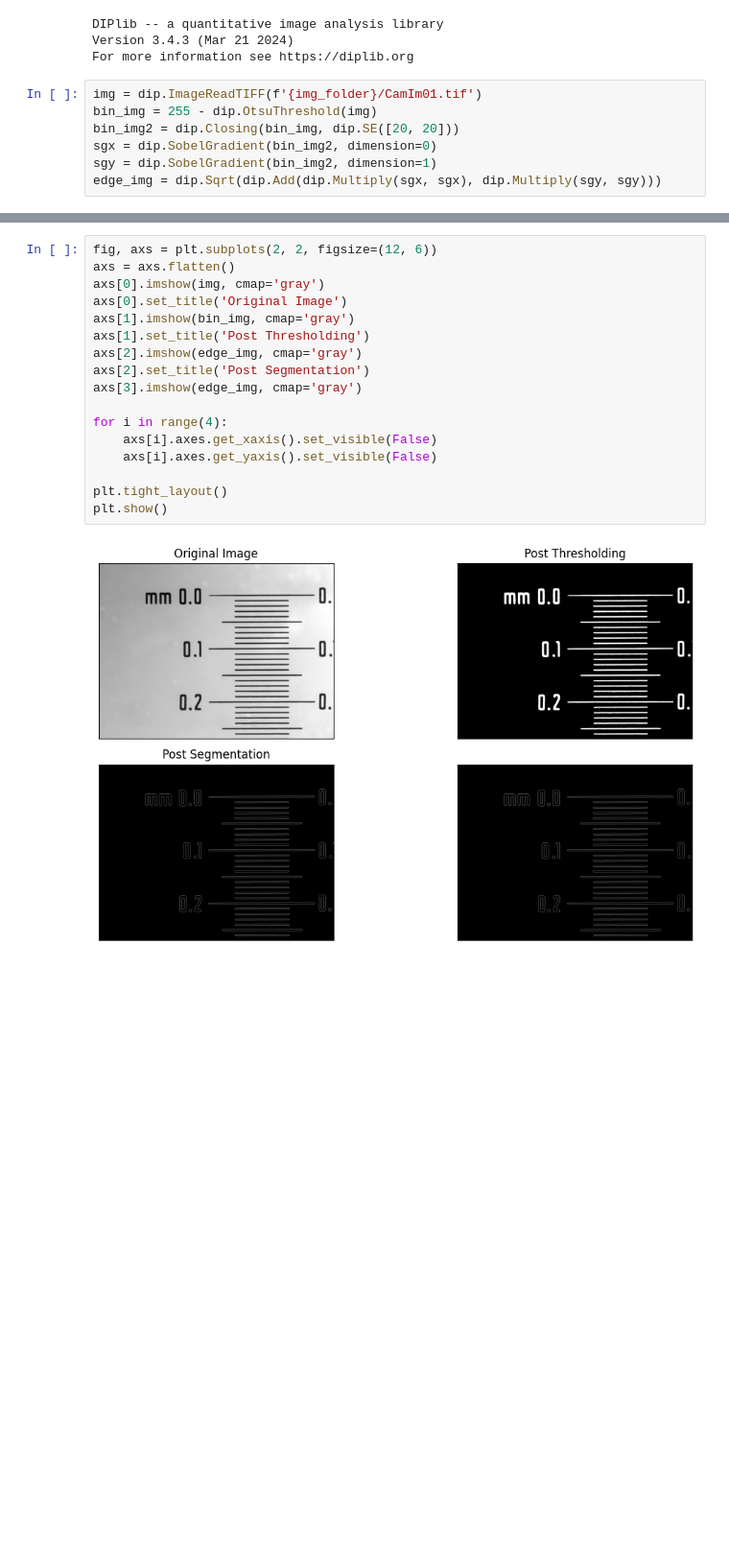
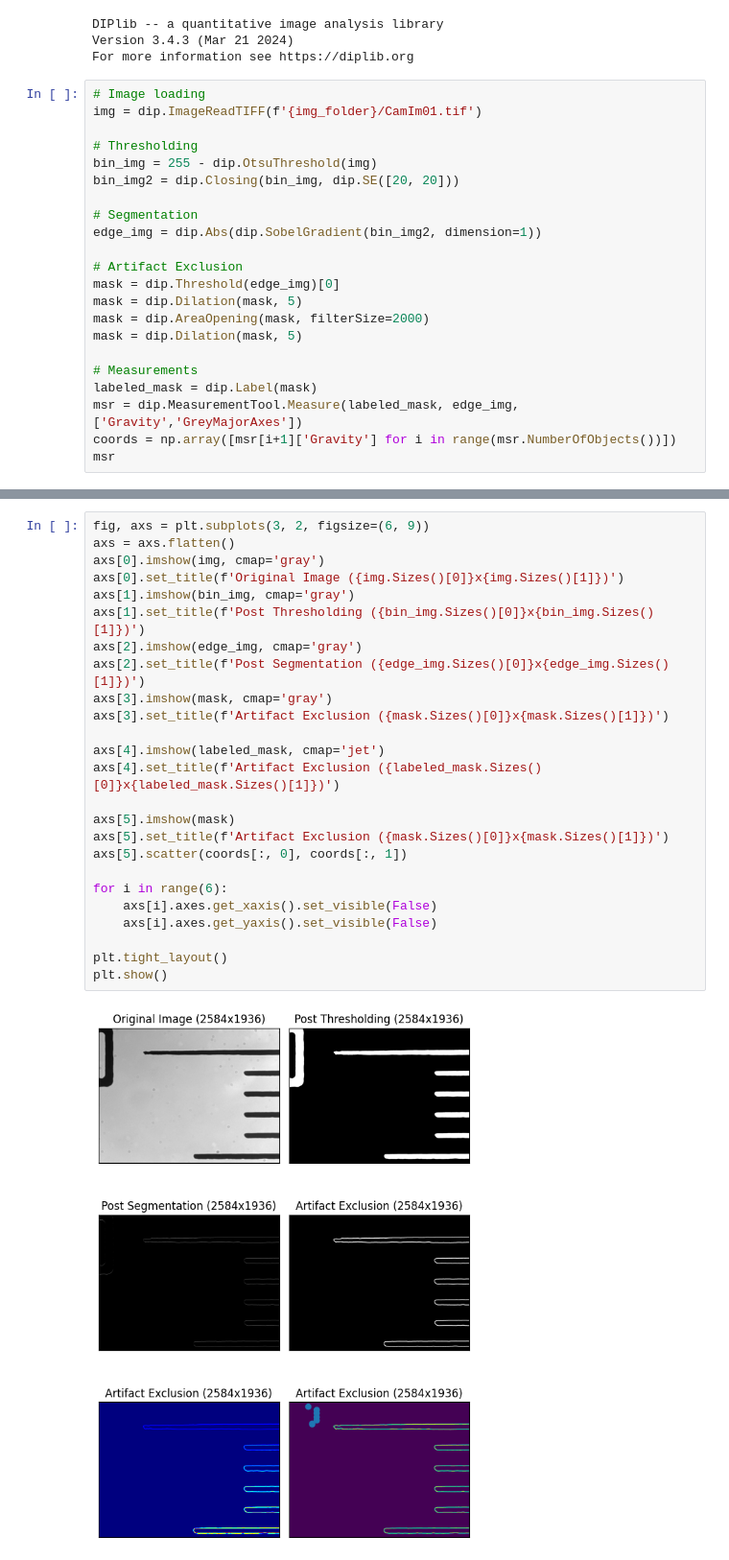
Before and after one commit to bramvaneerden/IA_Assignments, a Jupyter notebook: A3/explore.ipynb, the cells around one changed output, grey strips where cells are left out. Shown at 96% size. Cells and saved outputs as stored; diff of their text form; blank space fills up the shorter version.

Commit message:
Single direction of edges. Distance measuring.

```diff
--- a/A3/explore.ipynb
+++ b/A3/explore.ipynb
@@ -10,9 +10,24 @@ DIPlib -- a quantitative image analysis library
 Version 3.4.3 (Mar 21 2024)
 For more information see https://diplib.org
 # %%
+# Image loading
 img = dip.ImageReadTIFF(f'{img_folder}/CamIm01.tif')
+
+# Thresholding
 bin_img = 255 - dip.OtsuThreshold(img)
 bin_img2 = dip.Closing(bin_img, dip.SE([20, 20]))
-sgx = dip.SobelGradient(bin_img2, dimension=0)
-sgy = dip.SobelGradient(bin_img2, dimension=1)
-edge_img = dip.Sqrt(dip.Add(dip.Multiply(sgx, sgx), dip.Multiply(sgy, sgy)))
+
+# Segmentation
+edge_img = dip.Abs(dip.SobelGradient(bin_img2, dimension=1))
+
+# Artifact Exclusion
+mask = dip.Threshold(edge_img)[0]
+mask = dip.Dilation(mask, 5)
+mask = dip.AreaOpening(mask, filterSize=2000)
+mask = dip.Dilation(mask, 5)
+
+# Measurements
+labeled_mask = dip.Label(mask)
+msr = dip.MeasurementTool.Measure(labeled_mask, edge_img, ['Gravity','GreyMajorAxes'])
+coords = np.array([msr[i+1]['Gravity'] for i in range(msr.NumberOfObjects())])
+msr
@@ -19,19 +39,27 @@ edge_img = dip.Sqrt(dip.Add(dip.Multiply(sgx, sgx), dip.Multiply(sgy, sgy)))
 # %%
-fig, axs = plt.subplots(2, 2, figsize=(12, 6))
+fig, axs = plt.subplots(3, 2, figsize=(6, 9))
 axs = axs.flatten()
 axs[0].imshow(img, cmap='gray')
-axs[0].set_title('Original Image')
+axs[0].set_title(f'Original Image ({img.Sizes()[0]}x{img.Sizes()[1]})')
 axs[1].imshow(bin_img, cmap='gray')
-axs[1].set_title('Post Thresholding')
+axs[1].set_title(f'Post Thresholding ({bin_img.Sizes()[0]}x{bin_img.Sizes()[1]})')
 axs[2].imshow(edge_img, cmap='gray')
-axs[2].set_title('Post Segmentation')
-axs[3].imshow(edge_img, cmap='gray')
+axs[2].set_title(f'Post Segmentation ({edge_img.Sizes()[0]}x{edge_img.Sizes()[1]})')
+axs[3].imshow(mask, cmap='gray')
+axs[3].set_title(f'Artifact Exclusion ({mask.Sizes()[0]}x{mask.Sizes()[1]})')
 
-for i in range(4):
+axs[4].imshow(labeled_mask, cmap='jet')
+axs[4].set_title(f'Artifact Exclusion ({labeled_mask.Sizes()[0]}x{labeled_mask.Sizes()[1]})')
+
+axs[5].imshow(mask)
+axs[5].set_title(f'Artifact Exclusion ({mask.Sizes()[0]}x{mask.Sizes()[1]})')
+axs[5].scatter(coords[:, 0], coords[:, 1])
+
+for i in range(6):
     axs[i].axes.get_xaxis().set_visible(False)
     axs[i].axes.get_yaxis().set_visible(False)
 
 plt.tight_layout()
 plt.show()
 # %% [output]
-[figure, old version]
+[figure, new version]
```
Also changed, not shown: parts of 12 cells of this notebook.
